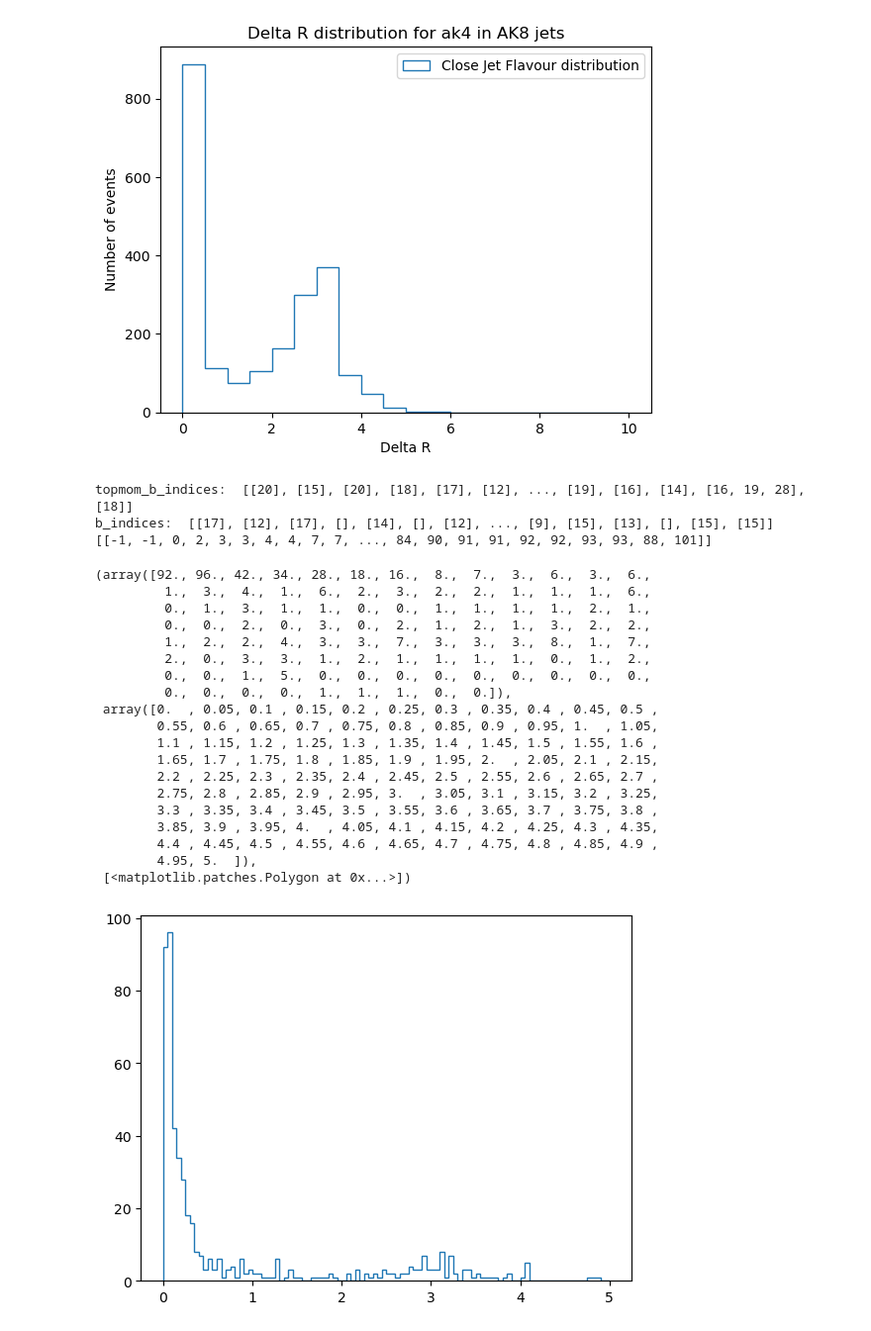
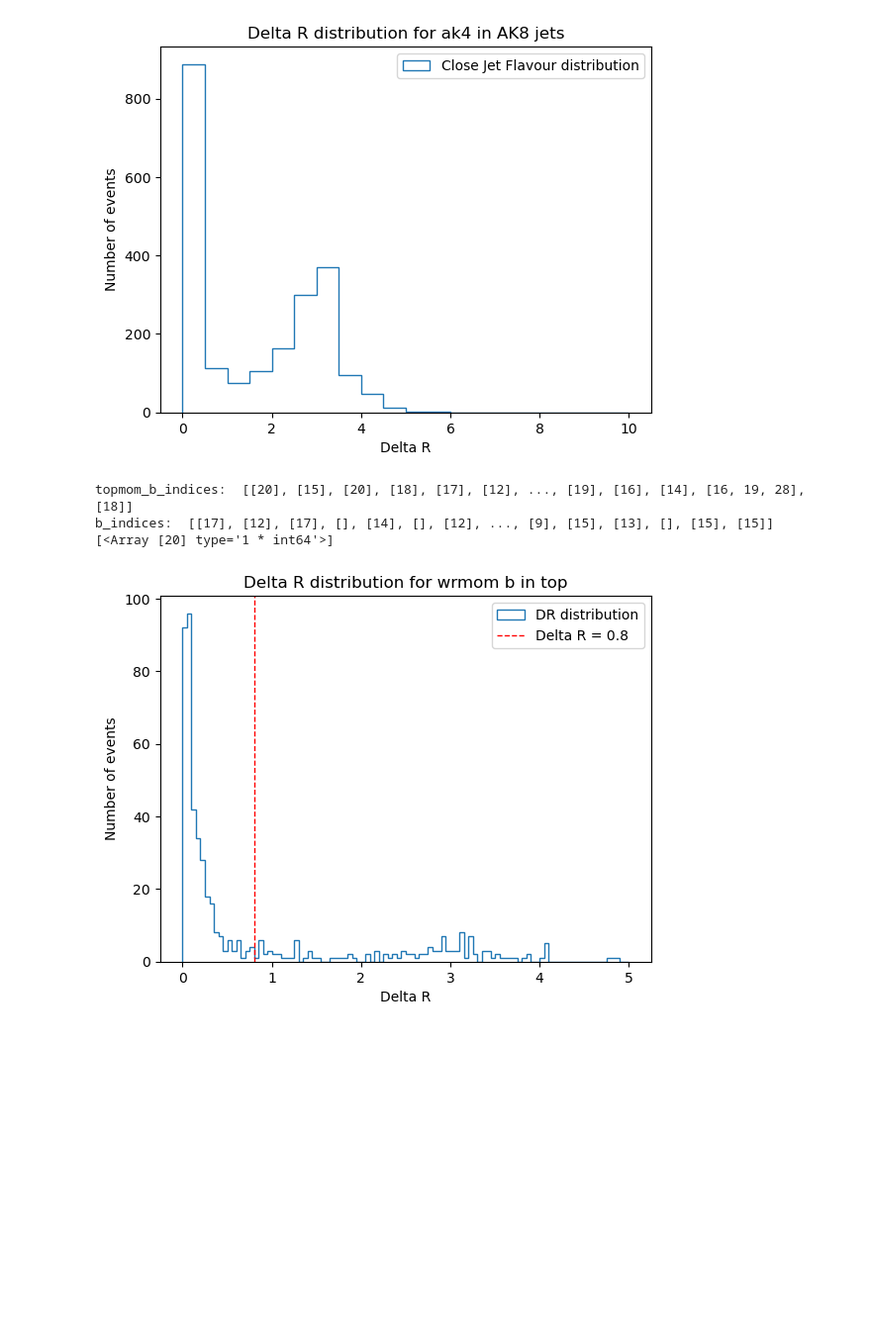
Before and after one commit to HEPchihwan/LRSM_tb_channel, a Jupyter notebook: SAMPLEPRODUCTION/using matrix/cleaning/Jetcleaning.ipynb, the cells around one changed output. Shown at 99% size. Saved outputs shown, nothing was run; the diff lists cells and outputs as text; code cells hidden in the pictures; blank space fills up the shorter version.

```diff
--- a/SAMPLEPRODUCTION/using matrix/cleaning/Jetcleaning.ipynb
+++ b/SAMPLEPRODUCTION/using matrix/cleaning/Jetcleaning.ipynb
@@ -556,52 +643,39 @@ b_mask      = (abs(gen_pdgid) == 5)          # b 혹은 anti-b
 mother_pid  = gen_pdgid[genmother]           # b-쿼크의 엄마 PDG ID
 
 top_mom_mask = (mother_pid ==  6) | (mother_pid == -6)
 wr_mom_mask  = (mother_pid == 34) | (mother_pid == -34)
 
 # 2) 두 조건을 합쳐 최종 b-쿼크 마스크 --------------------------------------
 topmom_b_mask = b_mask & (top_mom_mask )
 WRmom_b_mask = b_mask & (wr_mom_mask)
 
 # 3) 이벤트 안에서의 인덱스 추출 -------------------------------------------
 positions  = ak.local_index(gen_pdgid, axis=1)   # [[0,1,2,…], …]
 topmom_b_indices  = positions[topmom_b_mask]          # events × N_b  형태
 WRmom_b_indices  = positions[WRmom_b_mask]          # events × N_b  형태
 print("topmom_b_indices: ", topmom_b_indices)
 print("b_indices: ", WRmom_b_indices)
 print([topmom_b_indices[0]])
 # 필요하다면 순수 Python 리스트로
-b_indices_list = ak.to_list(b_indices)
+#b_indices_list = ak.to_list(b_indices)
 drdr =[]
 for i in range(len(top_eta)):
     deta = top_eta[i][0]-gen_eta[i][WRmom_b_indices[0]]
     dphi = top_phi1[i][0] -gen_phi[i][WRmom_b_indices[0]]
     dphi = (dphi + np.pi) % (2 * np.pi) - np.pi
     dr = np.sqrt(deta**2 + dphi**2)
     #print(dr)
     drdr.append(dr)
 drdr = ak.flatten(drdr)
 plt.hist(drdr, bins=100, range=(0, 5), histtype='step', label='DR distribution')
+plt.axvline(0.8, color='red', linestyle='dashed', linewidth=1, label='Delta R = 0.8')
+plt.xlabel('Delta R')
+plt.ylabel('Number of events')
+plt.title('Delta R distribution for wrmom b in top')
+plt.legend()
+plt.show()
 # %% [output]
 topmom_b_indices:  [[20], [15], [20], [18], [17], [12], ..., [19], [16], [14], [16, 19, 28], [18]]
 b_indices:  [[17], [12], [17], [], [14], [], [12], ..., [9], [15], [13], [], [15], [15]]
-[[-1, -1, 0, 2, 3, 3, 4, 4, 7, 7, ..., 84, 90, 91, 91, 92, 92, 93, 93, 88, 101]]
+[<Array [20] type='1 * int64'>]
-(array([92., 96., 42., 34., 28., 18., 16.,  8.,  7.,  3.,  6.,  3.,  6.,
-         1.,  3.,  4.,  1.,  6.,  2.,  3.,  2.,  2.,  1.,  1.,  1.,  6.,
-         0.,  1.,  3.,  1.,  1.,  0.,  0.,  1.,  1.,  1.,  1.,  2.,  1.,
-         0.,  0.,  2.,  0.,  3.,  0.,  2.,  1.,  2.,  1.,  3.,  2.,  2.,
-         1.,  2.,  2.,  4.,  3.,  3.,  7.,  3.,  3.,  3.,  8.,  1.,  7.,
-         2.,  0.,  3.,  3.,  1.,  2.,  1.,  1.,  1.,  1.,  0.,  1.,  2.,
-         0.,  0.,  1.,  5.,  0.,  0.,  0.,  0.,  0.,  0.,  0.,  0.,  0.,
-         0.,  0.,  0.,  0.,  1.,  1.,  1.,  0.,  0.]),
- array([0.  , 0.05, 0.1 , 0.15, 0.2 , 0.25, 0.3 , 0.35, 0.4 , 0.45, 0.5 ,
-        0.55, 0.6 , 0.65, 0.7 , 0.75, 0.8 , 0.85, 0.9 , 0.95, 1.  , 1.05,
-        1.1 , 1.15, 1.2 , 1.25, 1.3 , 1.35, 1.4 , 1.45, 1.5 , 1.55, 1.6 ,
-        1.65, 1.7 , 1.75, 1.8 , 1.85, 1.9 , 1.95, 2.  , 2.05, 2.1 , 2.15,
-        2.2 , 2.25, 2.3 , 2.35, 2.4 , 2.45, 2.5 , 2.55, 2.6 , 2.65, 2.7 ,
-        2.75, 2.8 , 2.85, 2.9 , 2.95, 3.  , 3.05, 3.1 , 3.15, 3.2 , 3.25,
-        3.3 , 3.35, 3.4 , 3.45, 3.5 , 3.55, 3.6 , 3.65, 3.7 , 3.75, 3.8 ,
-        3.85, 3.9 , 3.95, 4.  , 4.05, 4.1 , 4.15, 4.2 , 4.25, 4.3 , 4.35,
-        4.4 , 4.45, 4.5 , 4.55, 4.6 , 4.65, 4.7 , 4.75, 4.8 , 4.85, 4.9 ,
-        4.95, 5.  ]),
- [<matplotlib.patches.Polygon at 0x...>])
-[figure, old version]
+[figure, new version]
```
Also changed, not shown: parts of 7 cells of this notebook, 4 other files.
